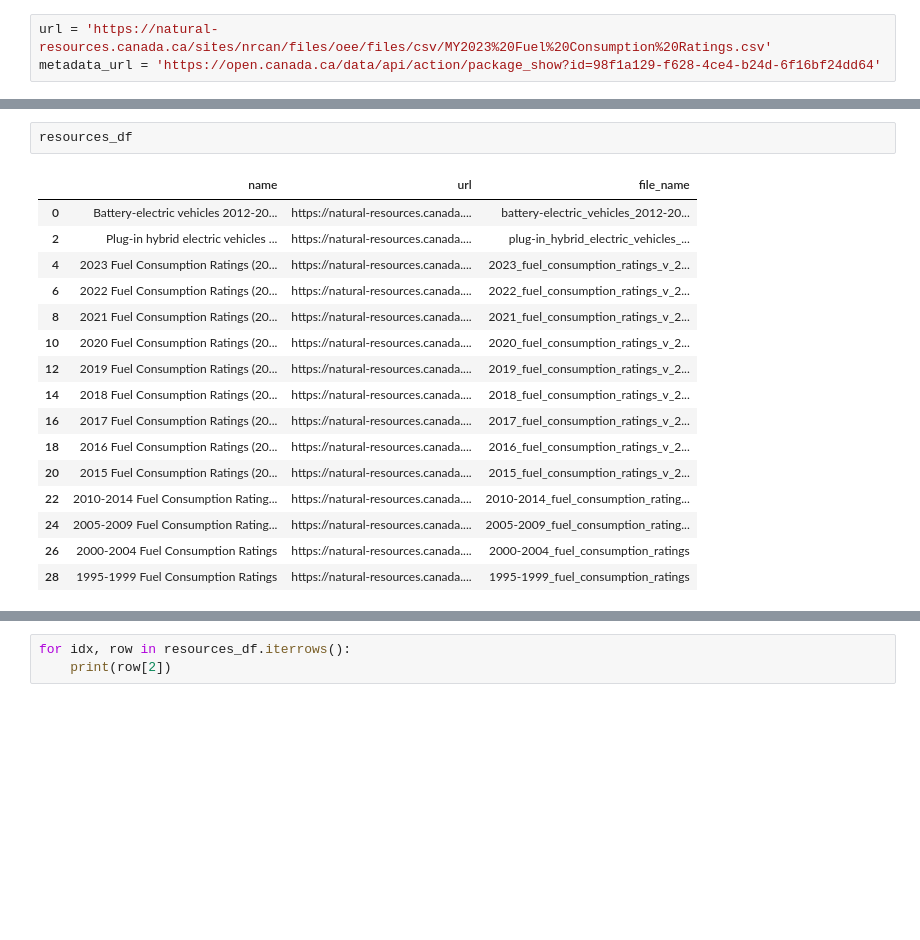
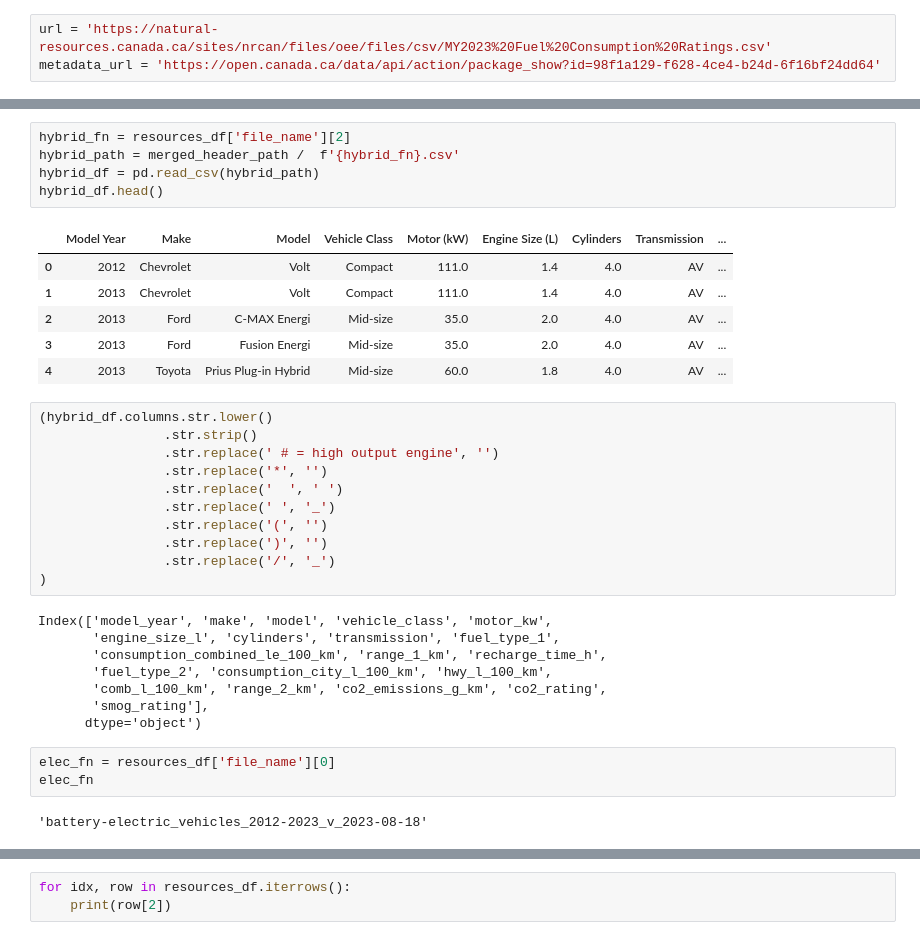
Before and after one commit to jhicks2306/vehicle-co2, a Jupyter notebook: datadownload.ipynb, the cells around one changed output, grey strips where cells are left out. Cells and saved outputs as stored; diff of their text form; blank space fills up the shorter version.

```diff
--- a/datadownload.ipynb
+++ b/datadownload.ipynb
@@ -199,19 +273,36 @@ raw_file_name = raw_path /  f'{file_name}.csv'
+# %%
+hybrid_fn = resources_df['file_name'][2]
+hybrid_path = merged_header_path /  f'{hybrid_fn}.csv'
+hybrid_df = pd.read_csv(hybrid_path)
+hybrid_df.head()
+# %% [output]
+|  | Model Year | Make | Model | Vehicle Class | Motor (kW) | Engine Size (L) | Cylinders | Transmission | ... |
+| 0 | 2012 | Chevrolet | Volt | Compact | 111.0 | 1.4 | 4.0 | AV | ... |
+| 1 | 2013 | Chevrolet | Volt | Compact | 111.0 | 1.4 | 4.0 | AV | ... |
+| 2 | 2013 | Ford | C-MAX Energi | Mid-size | 35.0 | 2.0 | 4.0 | AV | ... |
+| 3 | 2013 | Ford | Fusion Energi | Mid-size | 35.0 | 2.0 | 4.0 | AV | ... |
+| 4 | 2013 | Toyota | Prius Plug-in Hybrid | Mid-size | 60.0 | 1.8 | 4.0 | AV | ... |
 # %%
-resources_df
+(hybrid_df.columns.str.lower()
+                .str.strip()
+                .str.replace(' # = high output engine', '')
+                .str.replace('*', '')
+                .str.replace('  ', ' ')
+                .str.replace(' ', '_')
+                .str.replace('(', '')
+                .str.replace(')', '')
+                .str.replace('/', '_')
+)
 # %% [output]
-|  | name | url | file_name |
-| 0 | Battery-electric vehicles 2012-20... | https://natural-resources.canada.... | battery-electric_vehicles_2012-20... |
-| 2 | Plug-in hybrid electric vehicles ... | https://natural-resources.canada.... | plug-in_hybrid_electric_vehicles_... |
-| 4 | 2023 Fuel Consumption Ratings (20... | https://natural-resources.canada.... | 2023_fuel_consumption_ratings_v_2... |
-| 6 | 2022 Fuel Consumption Ratings (20... | https://natural-resources.canada.... | 2022_fuel_consumption_ratings_v_2... |
-| 8 | 2021 Fuel Consumption Ratings (20... | https://natural-resources.canada.... | 2021_fuel_consumption_ratings_v_2... |
-| 10 | 2020 Fuel Consumption Ratings (20... | https://natural-resources.canada.... | 2020_fuel_consumption_ratings_v_2... |
-| 12 | 2019 Fuel Consumption Ratings (20... | https://natural-resources.canada.... | 2019_fuel_consumption_ratings_v_2... |
-| 14 | 2018 Fuel Consumption Ratings (20... | https://natural-resources.canada.... | 2018_fuel_consumption_ratings_v_2... |
-| 16 | 2017 Fuel Consumption Ratings (20... | https://natural-resources.canada.... | 2017_fuel_consumption_ratings_v_2... |
-| 18 | 2016 Fuel Consumption Ratings (20... | https://natural-resources.canada.... | 2016_fuel_consumption_ratings_v_2... |
-| 20 | 2015 Fuel Consumption Ratings (20... | https://natural-resources.canada.... | 2015_fuel_consumption_ratings_v_2... |
-| 22 | 2010-2014 Fuel Consumption Rating... | https://natural-resources.canada.... | 2010-2014_fuel_consumption_rating... |
-| 24 | 2005-2009 Fuel Consumption Rating... | https://natural-resources.canada.... | 2005-2009_fuel_consumption_rating... |
-| 26 | 2000-2004 Fuel Consumption Ratings | https://natural-resources.canada.... | 2000-2004_fuel_consumption_ratings |
-| 28 | 1995-1999 Fuel Consumption Ratings | https://natural-resources.canada.... | 1995-1999_fuel_consumption_ratings |
+Index(['model_year', 'make', 'model', 'vehicle_class', 'motor_kw',
+       'engine_size_l', 'cylinders', 'transmission', 'fuel_type_1',
+       'consumption_combined_le_100_km', 'range_1_km', 'recharge_time_h',
+       'fuel_type_2', 'consumption_city_l_100_km', 'hwy_l_100_km',
+       'comb_l_100_km', 'range_2_km', 'co2_emissions_g_km', 'co2_rating',
+       'smog_rating'],
+      dtype='object')
+# %%
+elec_fn = resources_df['file_name'][0]
+elec_fn
+# %% [output]
+'battery-electric_vehicles_2012-2023_v_2023-08-18'
```
Also changed, not shown: parts of 14 cells of this notebook.
